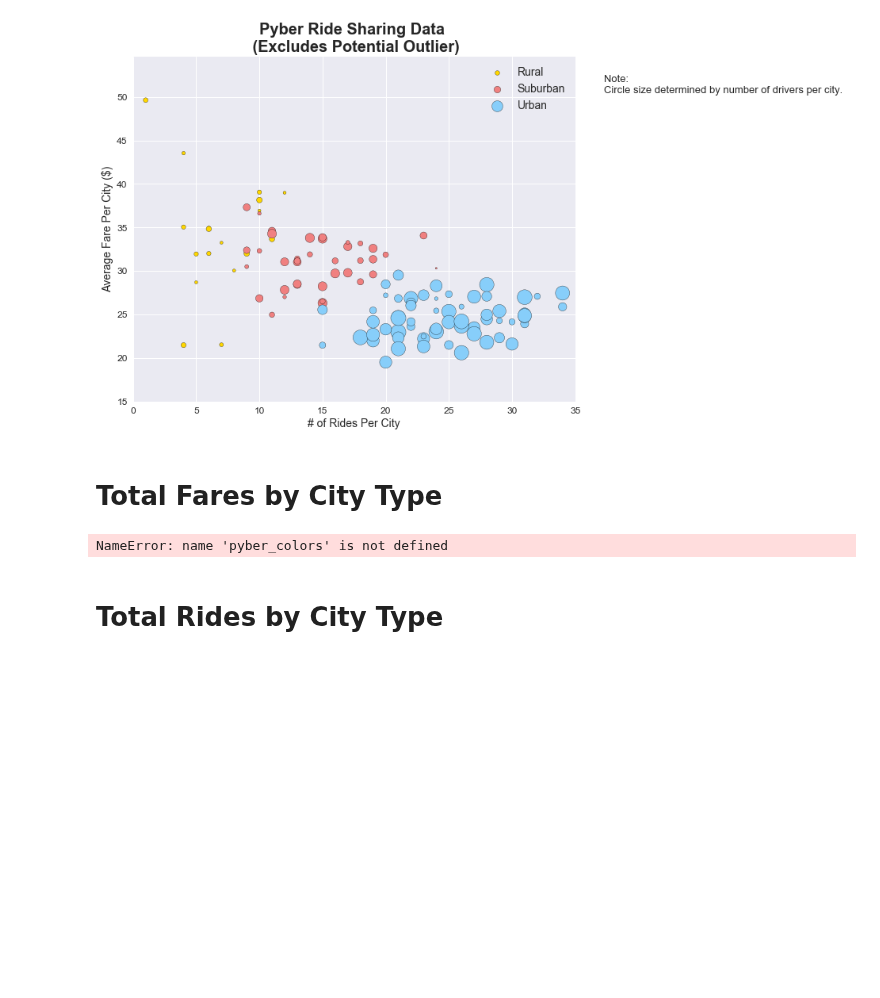
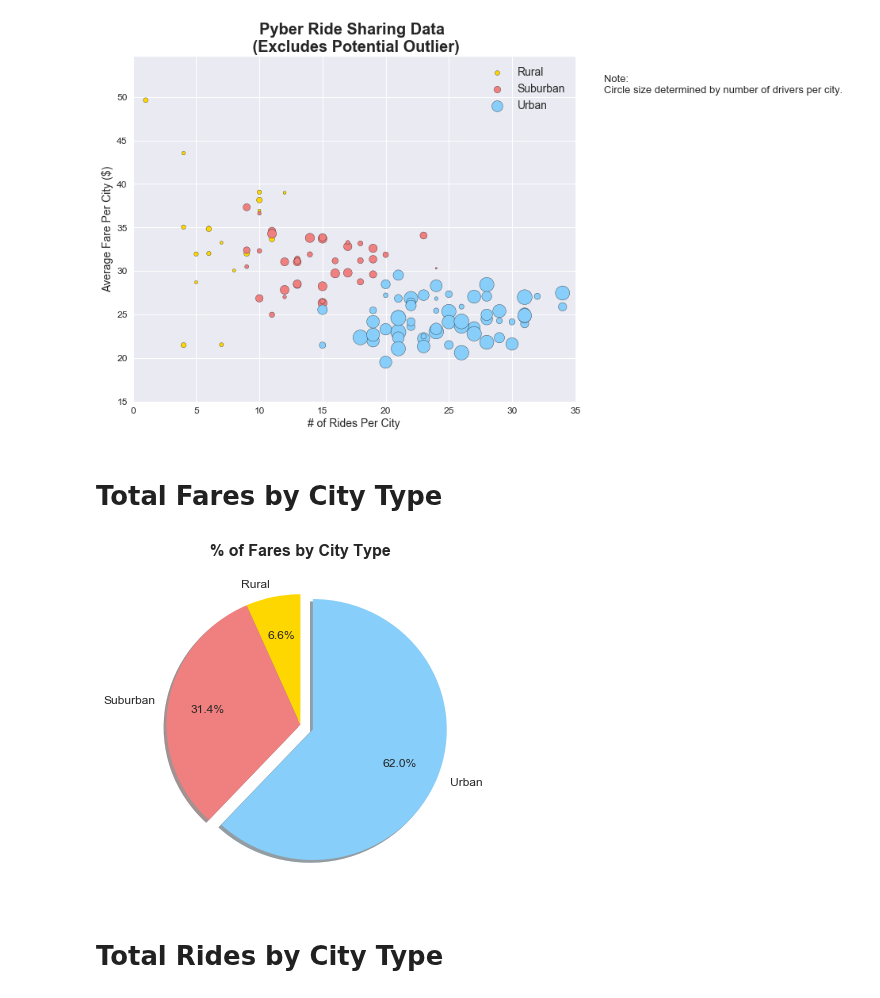
Before and after one commit to spencerrand/Ride-Sharing-Analysis, a Jupyter notebook: Pyber/main.ipynb, the cells around one changed output. Cells and saved outputs as stored; diff of their text form; code cells hidden in the pictures; blank space fills up the shorter version.

Commit message:
Pyber

```diff
--- a/Pyber/main.ipynb
+++ b/Pyber/main.ipynb
@@ -220,28 +213,30 @@ plt.show()
 # %%
 # This section displays a pie chart of fares by city type
 
 # Group the combined dataframe by type
 type_group = combined_df.groupby("type")
 
 # Sum up fares by type
 fare_total_by_type = type_group["fare"].sum()
 
 # Set explode values for pie chart
 pie_explode = (0,0,0.1)
 
+pyber_colors = ['gold', 'lightcoral', 'lightskyblue']
+
 # Create pie chart for % of fares by city type
 fare_pie = fare_total_by_type.plot(kind="pie", explode=pie_explode, colors=pyber_colors, startangle=90,
                                    shadow=True, autopct='%1.1f%%', figsize=(6, 6), fontsize=12, pctdistance=0.7)
 
 # Remove label on y axis and format title
 fare_pie.set_ylabel('')
 fare_pie.set_title("% of Fares by City Type", fontsize=16, fontweight="bold")
 
 
 # Display pie chart
 plt.show()
 # %% [output]
-NameError: name 'pyber_colors' is not defined
+[figure, added]
 # %% [markdown]
 <h1>Total Rides by City Type</h1>
 # %%
```
Also changed, not shown: parts of 5 cells of this notebook.
